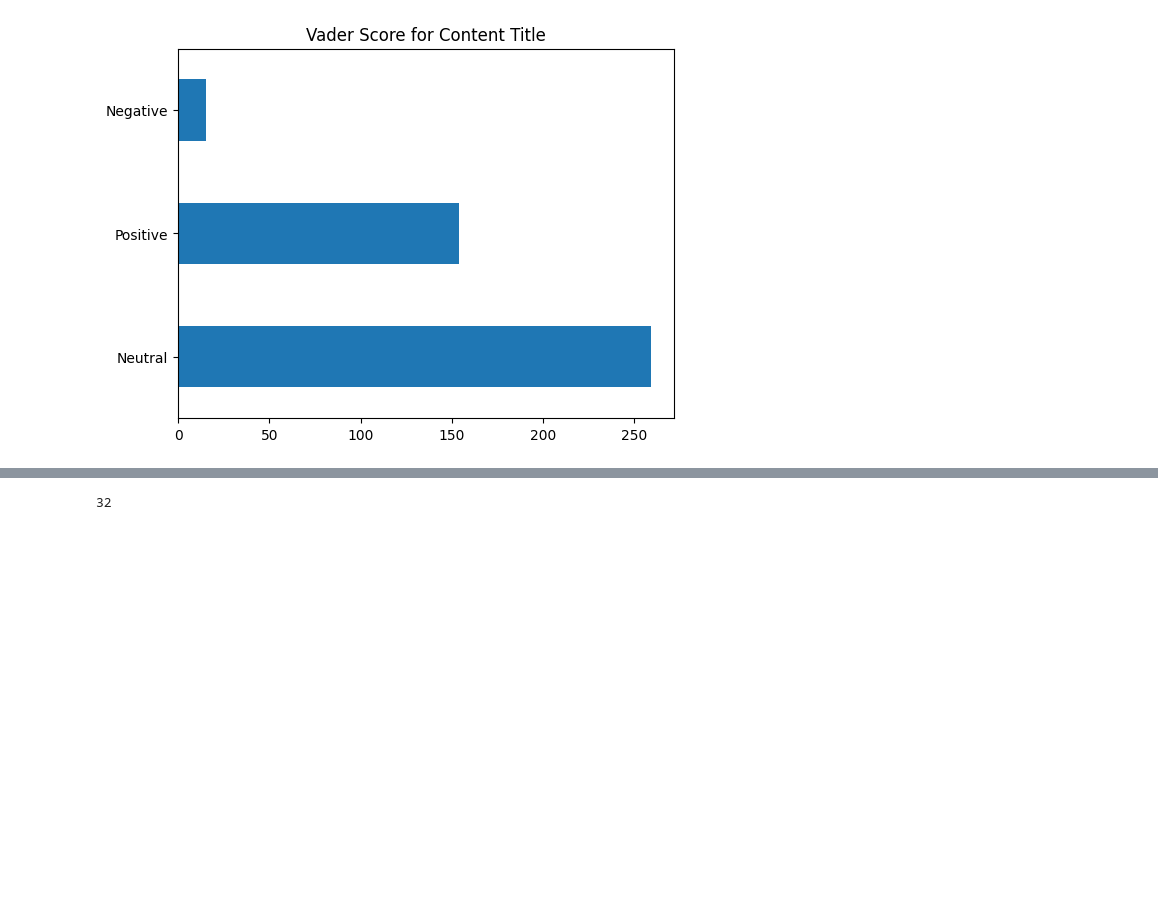
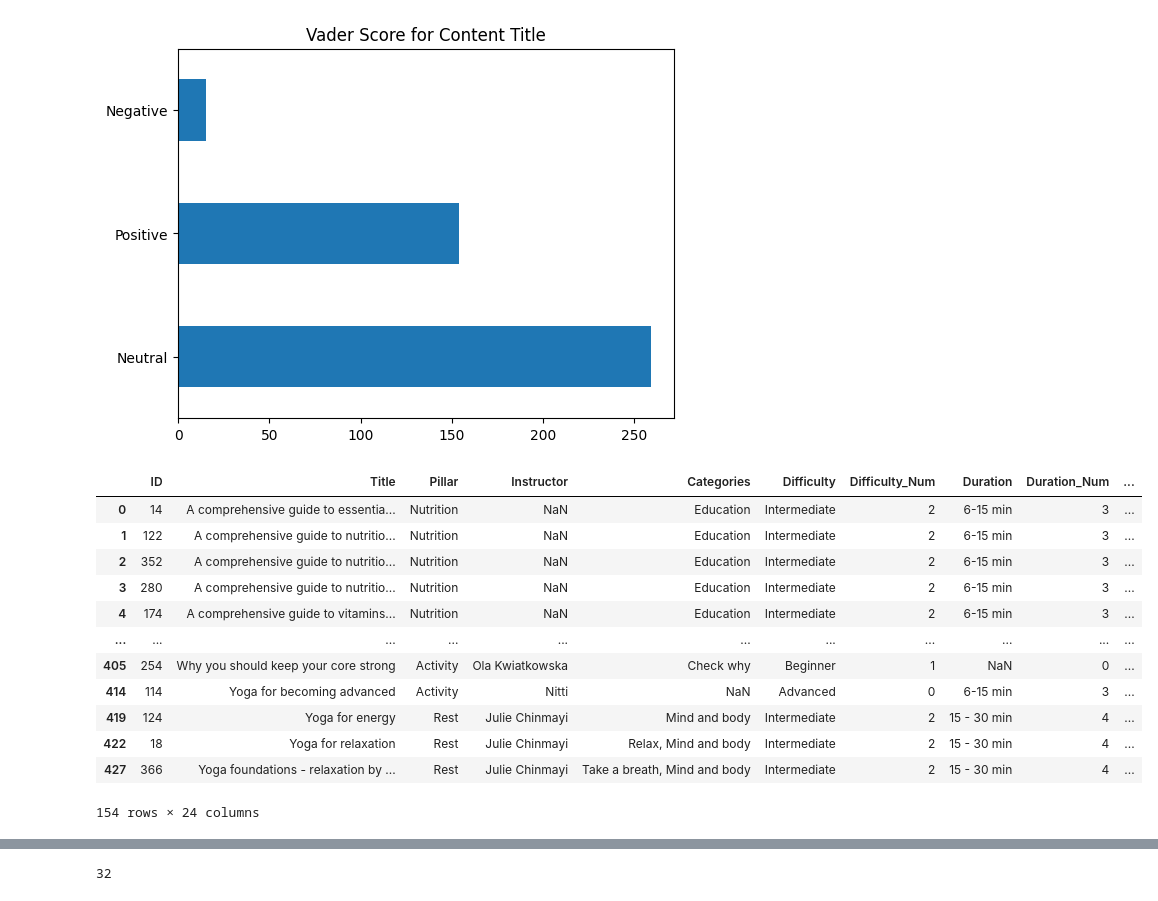
Before and after one commit to RaymondLeong94/Omdena-Project-2, a Jupyter notebook: GoE_EDA_cleaning_and_rationals.ipynb, the cells around one changed output, grey strips where cells are left out. Drawn from its saved outputs; the diff is of its cells as text; code cells hidden in the pictures; blank space fills up the shorter version.

```diff
--- a/GoE_EDA_cleaning_and_rationals.ipynb
+++ b/GoE_EDA_cleaning_and_rationals.ipynb
@@ -461,4 +485,20 @@ ax = plt.title("Vader Score for Content Title")
 plt.show()
 # %% [output]
 [figure]
+# %%
+raw_df[raw_df['Title_sentiment'] == "Positive"]
+# %% [output]
+|  | ID | Title | Pillar | Instructor | Categories | Difficulty | Difficulty_Num | Duration | Duration_Num | ... |
+| 0 | 14 | A comprehensive guide to essentia... | Nutrition | NaN | Education | Intermediate | 2 | 6-15 min | 3 | ... |
+| 1 | 122 | A comprehensive guide to nutritio... | Nutrition | NaN | Education | Intermediate | 2 | 6-15 min | 3 | ... |
+| 2 | 352 | A comprehensive guide to nutritio... | Nutrition | NaN | Education | Intermediate | 2 | 6-15 min | 3 | ... |
+| 3 | 280 | A comprehensive guide to nutritio... | Nutrition | NaN | Education | Intermediate | 2 | 6-15 min | 3 | ... |
+| 4 | 174 | A comprehensive guide to vitamins... | Nutrition | NaN | Education | Intermediate | 2 | 6-15 min | 3 | ... |
+| ... | ... | ... | ... | ... | ... | ... | ... | ... | ... | ... |
+| 405 | 254 | Why you should keep your core strong | Activity | Ola Kwiatkowska | Check why | Beginner | 1 | NaN | 0 | ... |
+| 414 | 114 | Yoga for becoming advanced | Activity | Nitti | NaN | Advanced | 0 | 6-15 min | 3 | ... |
+| 419 | 124 | Yoga for energy | Rest | Julie Chinmayi | Mind and body | Intermediate | 2 | 15 - 30 min | 4 | ... |
+| 422 | 18 | Yoga for relaxation | Rest | Julie Chinmayi | Relax, Mind and body | Intermediate | 2 | 15 - 30 min | 4 | ... |
+| 427 | 366 | Yoga foundations - relaxation by ... | Rest | Julie Chinmayi | Take a breath, Mind and body | Intermediate | 2 | 15 - 30 min | 4 | ... |
+154 rows × 24 columns
 # %%
```
Also changed, not shown: parts of 34 cells of this notebook.
